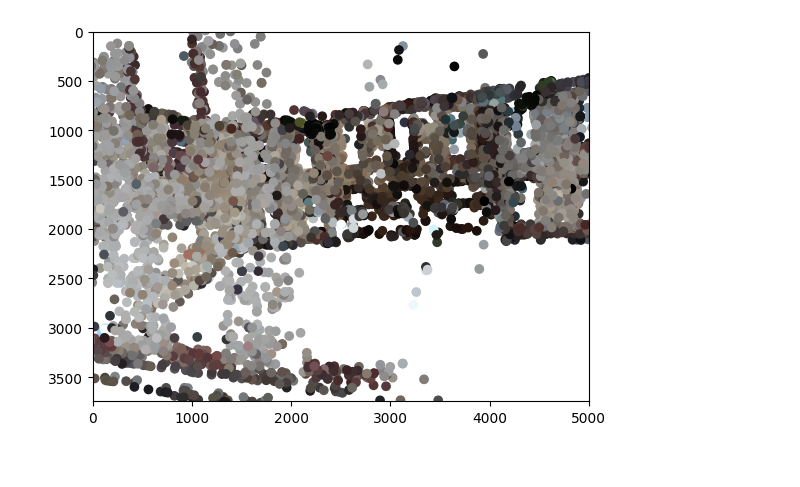
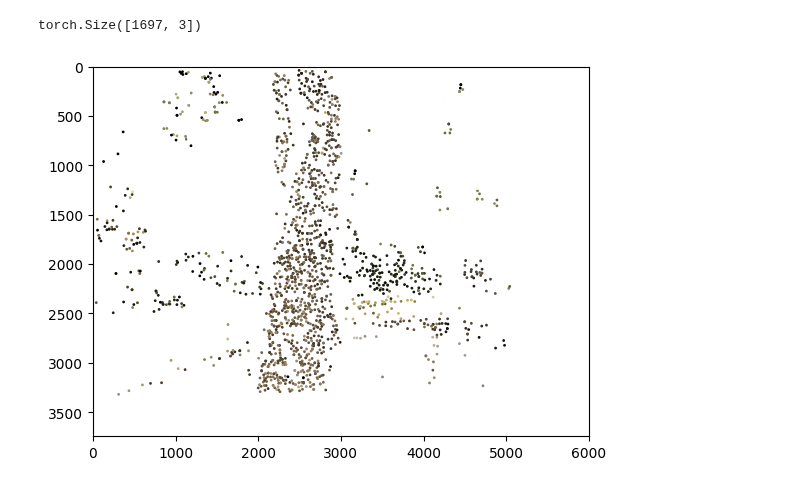
Before and after one commit to dcaustin33/intro_to_gaussian_splatting, a Jupyter notebook: test.ipynb, the cells around one changed output. Saved outputs shown, nothing was run; the diff lists cells and outputs as text; code cells hidden in the pictures.

```diff
--- a/test.ipynb
+++ b/test.ipynb
@@ -138,11 +73,0 @@ tensor(3767.3242)
-# %%
-points = torch.Tensor(points_in_3d)
-homogeneous_points = torch.cat([points, torch.ones(points.shape[0], 1)], dim=1)
-points1 = (scene.images[image_num].extrinsic_matrix @ homogeneous_points.T).T
-points1 = (scene.images[image_num].intrinsic_matrix @ points1.T).T
-points1 = points1[:, :2] / points1[:, 2].unsqueeze(1)
-print(homogeneous_points.shape, points1.shape, colors2d.shape)
-plt.scatter(points1[:, 0], points1[:, 1], c=colors2d / 256, s=1)
-plt.xlim(0, 5000)
-plt.ylim(0, 3744)
-plt.gca().invert_yaxis()
@@ -152,11 +74,9 @@ torch.Size([3250, 4]) torch.Size([3250, 2]) (3250, 3)
-# %%
-scene = GaussianScene(
-    colmap_path=colmap_path,
-    gaussians=gaussians,
-)
-image_num = 14
-with torch.no_grad():
-    points1, colors = scene.render_points_image(image_num)
-    points2, colors = scene.render_points_image2(image_num)
-    points1 = points1[:, :2] / points1[:, 2][:, None]
-    # points2 = points2[:, :2] / points2[:, 2][:, None]
+# %%
+with torch.no_grad():
+    points, colors = scene.render_points_image(image_num)
+
+print(points.shape)
+plt.scatter(points[:, 0], points[:, 1], c=colors, s=1)
+plt.xlim(0, 6000)
+plt.ylim(0, 3744)
+plt.gca().invert_yaxis()
@@ -163,9 +86,10 @@ with torch.no_grad():
 # %%
-from matplotlib import pyplot as plt
-
-plt.scatter(points2[:, 0], points2[:, 1], c=colors.detach())
-plt.xlim(0, 5000)
+processed_scene = scene.preprocess(image_num)
+print(points.shape)
+plt.scatter(processed_scene.points_xy[:, 0].detach(), processed_scene.points_xy[:, 1].detach(), c=processed_scene.colors.detach(), s=1)
+plt.xlim(0, 6000)
 plt.ylim(0, 3744)
 plt.gca().invert_yaxis()
 # %% [output]
+torch.Size([1697, 3])
-[figure, old version]
+[figure, new version]
```
Also changed, not shown: parts of 13 cells of this notebook, 9 other files.
